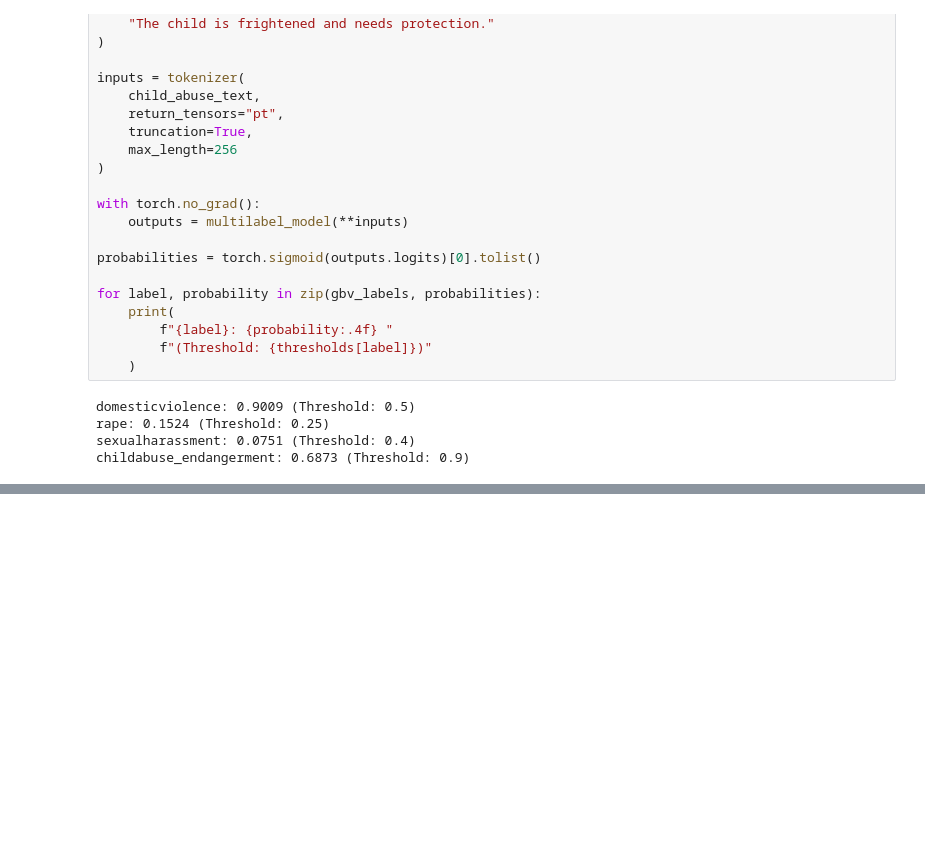
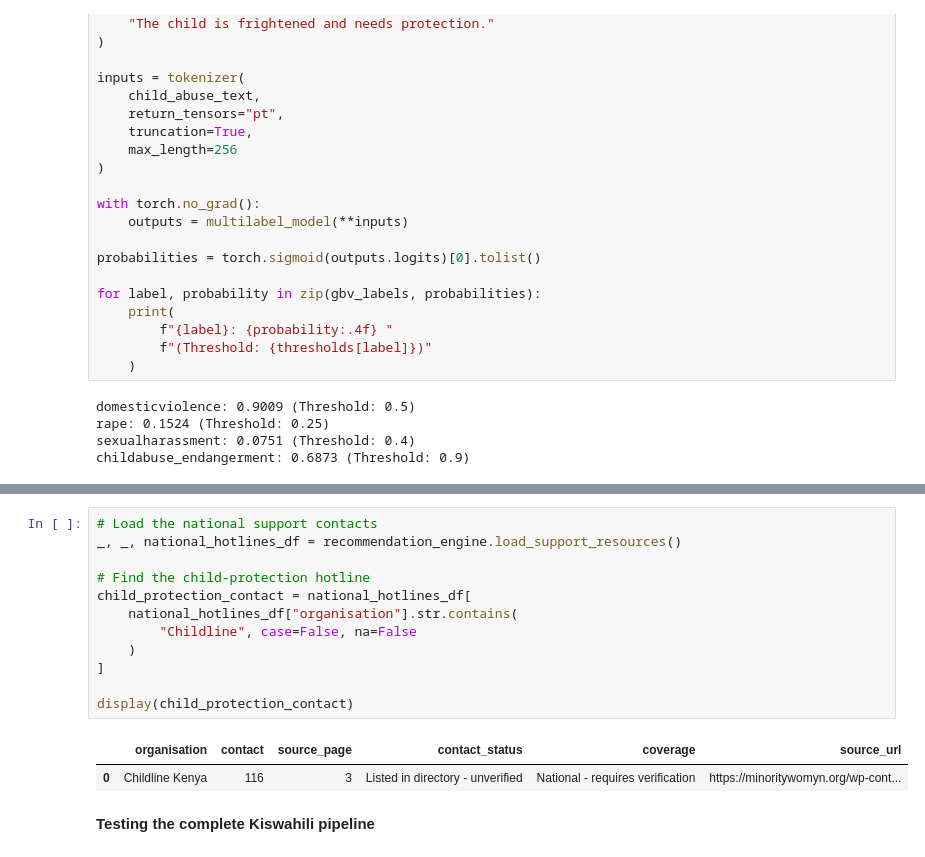
Before and after one commit to Njeri-Kiarie/Final_Capstone, a Jupyter notebook: Salama/models/support_pdf.ipynb, the cells around one changed output, grey strips where cells are left out. Saved outputs shown, nothing was run; the diff lists cells and outputs as text; blank space fills up the shorter version.

Commit message:
completed salama support recommendation pipeline and integrating streamlit app

```diff
--- a/Salama/models/support_pdf.ipynb
+++ b/Salama/models/support_pdf.ipynb
@@ -2742,0 +2796,17 @@ childabuse_endangerment: 0.6873 (Threshold: 0.9)
+# %%
+# Load the national support contacts
+_, _, national_hotlines_df = recommendation_engine.load_support_resources()
+
+# Find the child-protection hotline
+child_protection_contact = national_hotlines_df[
+    national_hotlines_df["organisation"].str.contains(
+        "Childline", case=False, na=False
+    )
+]
+
+display(child_protection_contact)
+# %% [output]
+|  | organisation | contact | source_page | contact_status | coverage | source_url |
+| 0 | Childline Kenya | 116 | 3 | Listed in directory - unverified | National - requires verification | https://minoritywomyn.org/wp-cont... |
+# %% [markdown]
+**Testing the complete Kiswahili pipeline**
```
Also changed, not shown: parts of 7 cells of this notebook, 3 other files.
